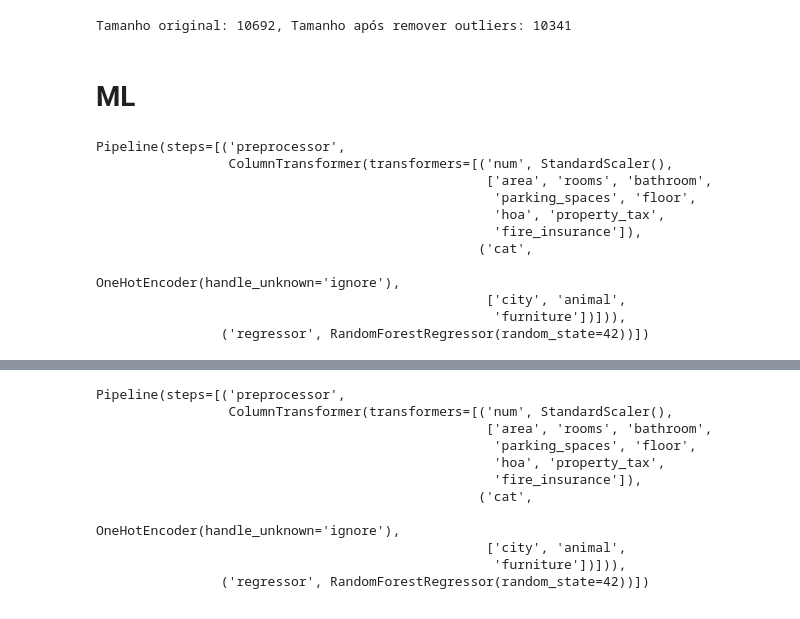
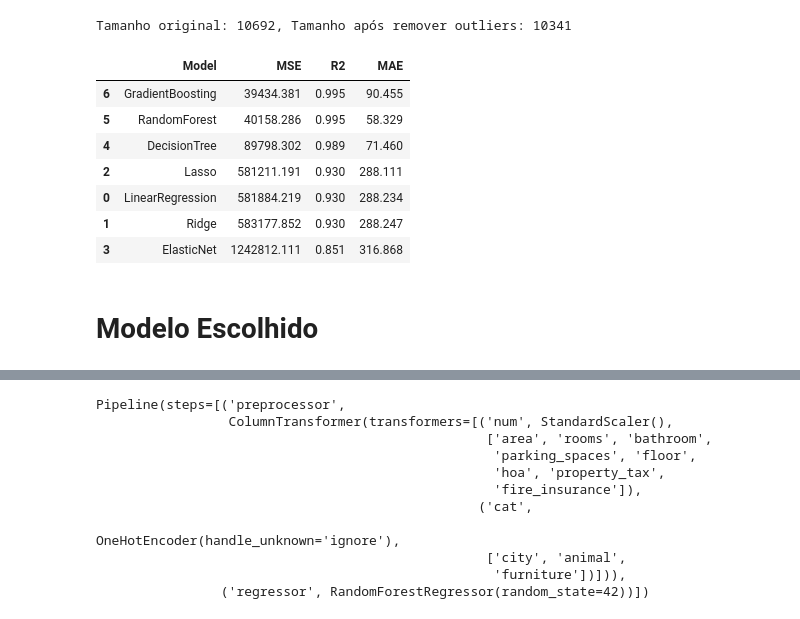
Before and after one commit to evandroviero/tech-challenge-fase-03, a Jupyter notebook: notebook/analise_dados.ipynb, the cells around one changed output, grey strips where cells are left out. Saved outputs shown, nothing was run; the diff lists cells and outputs as text; code cells hidden in the pictures.

```diff
--- a/notebook/analise_dados.ipynb
+++ b/notebook/analise_dados.ipynb
@@ -120,5 +54,3 @@ df_filtered = df[(df["rent_amount"] < q_hi) & (df["rent_amount"] > q_low)]
 print(f"Tamanho original: {len(df)}, Tamanho após remover outliers: {len(df_filtered)}")
 # %% [output]
 Tamanho original: 10692, Tamanho após remover outliers: 10341
-# %% [markdown]
-# ML
@@ -132,5 +57,5 @@ from sklearn.metrics import mean_absolute_error, mean_squared_error, r2_score
 # %%
-X = df_filtered.drop(columns=['rent_amount', 'total'])
+X = df_filtered.drop(columns=['rent_amount', 'id'])
 y = df_filtered['rent_amount']
 # %%
 num_features = ["area", "rooms", "bathroom", "parking_spaces", "floor",
@@ -144,23 +69,47 @@ preprocessor = ColumnTransformer(
         ("cat", OneHotEncoder(handle_unknown="ignore"), cat_features)
     ]
 )
-# %%
-model = Pipeline(steps=[
-    ("preprocessor", preprocessor),
-    ("regressor", RandomForestRegressor(n_estimators=100, random_state=42))
-])
-model
-# %% [output]
-Pipeline(steps=[('preprocessor',
-                 ColumnTransformer(transformers=[('num', StandardScaler(),
-                                                  ['area', 'rooms', 'bathroom',
-                                                   'parking_spaces', 'floor',
-                                                   'hoa', 'property_tax',
-                                                   'fire_insurance']),
-                                                 ('cat',
-                                                  OneHotEncoder(handle_unknown='ignore'),
-                                                  ['city', 'animal',
-                                                   'furniture'])])),
-                ('regressor', RandomForestRegressor(random_state=42))])
 # %%
 X_train, X_test, y_train, y_test = train_test_split(X, y, test_size=0.2, random_state=42)
+# %%
+random_state = 42
+models = {
+    "LinearRegression": LinearRegression(),
+    "Ridge": Ridge(alpha=1.0),
+    "Lasso": Lasso(alpha=0.1),
+    "ElasticNet": ElasticNet(alpha=0.1, l1_ratio=0.5),
+    "DecisionTree": DecisionTreeRegressor(random_state=random_state),
+    "RandomForest": RandomForestRegressor(n_estimators=100, random_state=random_state),
+    "GradientBoosting": GradientBoostingRegressor(n_estimators=100, random_state=random_state)
+}
+
+results = []
+
+for name, model in models.items():
+    pipeline = Pipeline([
+        ("preprocessor", preprocessor),
+        ("regressor", model)
+    ])
+
+    pipeline.fit(X_train, y_train)
+    y_pred = pipeline.predict(X_test)
+
+    mse = mean_squared_error(y_test, y_pred)
+    r2 = r2_score(y_test, y_pred)
+    mae = mean_absolute_error(y_test, y_pred)
+
+    results.append({"Model": name, "MSE": mse, "R2": r2, "MAE": mae})
+
+results_df = pd.DataFrame(results).sort_values(by="R2", ascending=False)
+results_df
+# %% [output]
+|  | Model | MSE | R2 | MAE |
+| 6 | GradientBoosting | 39434.381 | 0.995 | 90.455 |
+| 5 | RandomForest | 40158.286 | 0.995 | 58.329 |
+| 4 | DecisionTree | 89798.302 | 0.989 | 71.460 |
+| 2 | Lasso | 581211.191 | 0.930 | 288.111 |
+| 0 | LinearRegression | 581884.219 | 0.930 | 288.234 |
+| 1 | Ridge | 583177.852 | 0.930 | 288.247 |
+| 3 | ElasticNet | 1242812.111 | 0.851 | 316.868 |
+# %% [markdown]
+# Modelo Escolhido
```
Also changed, not shown: parts of 19 cells of this notebook, 3 other files.
